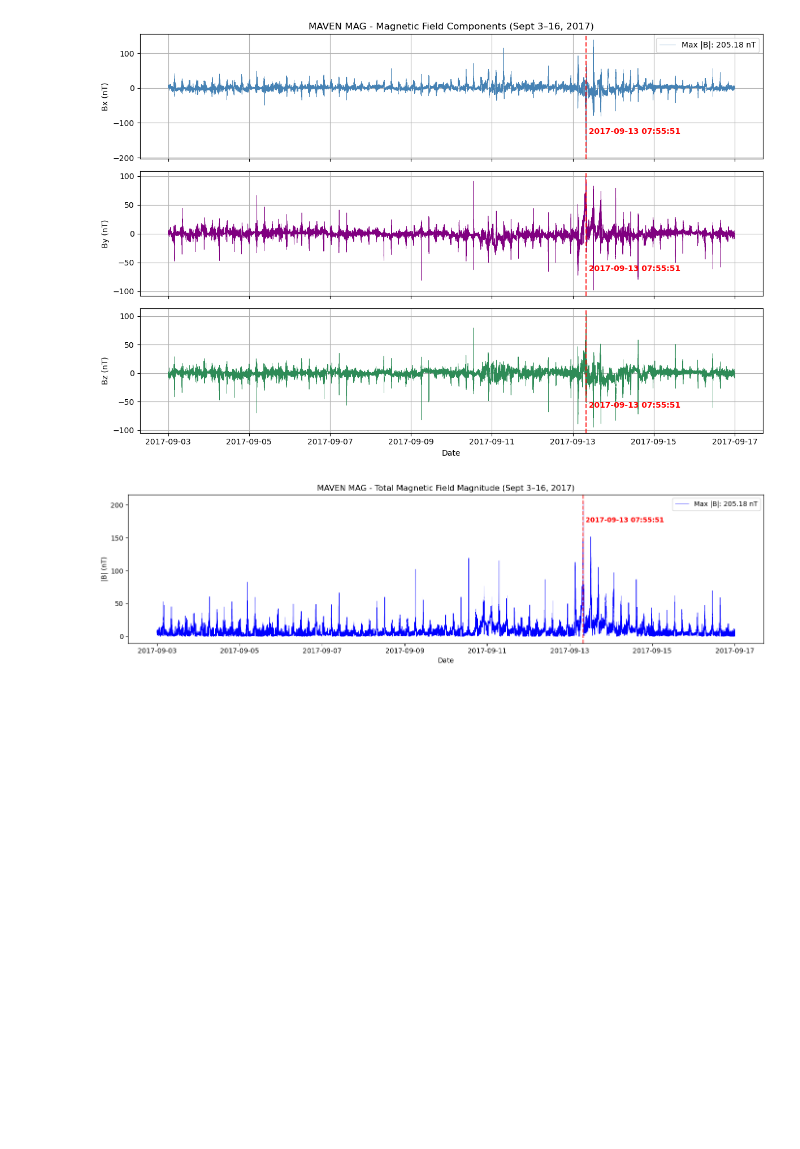
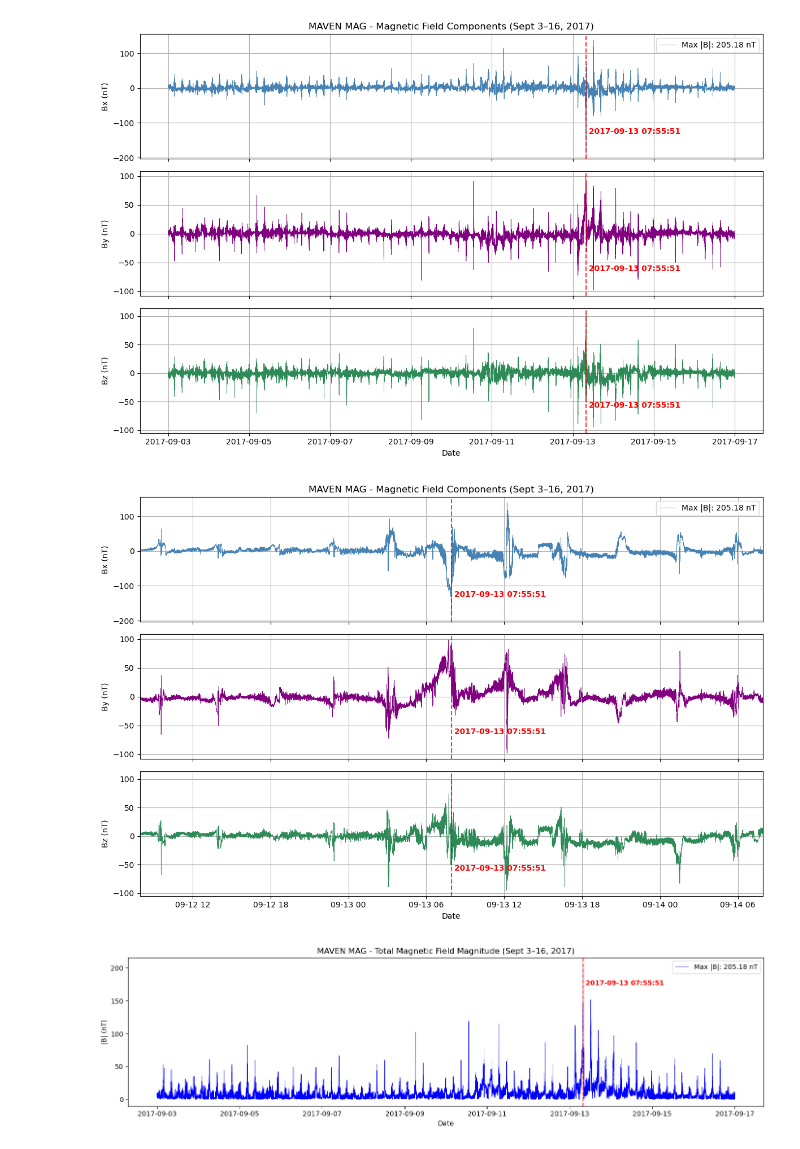
Before and after one commit to GPGN268/SP2026-FP03-Solar-Impacts-on-Magnet-Fields, a Jupyter notebook: milestone2/data_exploration.ipynb, the cells around one changed output. Drawn from its saved outputs; the diff is of its cells as text; code cells hidden in the pictures; blank space fills up the shorter version.

Commit message:
media updates

```diff
--- a/milestone2/data_exploration.ipynb
+++ b/milestone2/data_exploration.ipynb
@@ -11,8 +11,7 @@ import glob
 #print(os.getcwd())
 
 # You will have to input your own data folder path
-folder_path = "../../final-project-data/MAVEN"
-
+folder_path = "../../../final-project-data/MAVEN"
 print(os.listdir(folder_path))
 
 sample = os.path.join(folder_path, "mvn_mag_l2_2017246ss1s_20170903_v01_r01.sts")
@@ -80,7 +79,7 @@ df_all = df_all.sort_values('datetime').reset_index(drop=True)
 df_all['Bmag'] = np.sqrt(df_all['Bx']**2 + df_all['By']**2 + df_all['Bz']**2)
 
 print(f"Total rows: {len(df_all)}")
-print(df_all[['datetime', 'Bx', 'By', 'Bz', 'x', 'y', 'z']].head())
+print(df_all[['datetime', 'Bmag','Bx', 'By', 'Bz', 'x', 'y', 'z']].head())
 # %% [output]
 ['acknowledgement.txt', 'info.txt', 'MAVEN', 'mvn_mag_l2_2017246ss1s_20170903_v01_r01.sts', 'mvn_mag_l2_2017246ss_20170903_v01_r01.sts', 'mvn_mag_l2_2017247ss1s_20170904_v01_r01.sts', 'mvn_mag_l2_2017 ...
 (86400, 18)
@@ -137,5 +136,37 @@ plt.show()
 # %% [output]
 [figure]
+# %%
+fig, axes = plt.subplots(3, 1, figsize=(12, 8), sharex=True)
+
+start_zoom = t_max - pd.Timedelta(days=1)
+end_zoom = t_max + pd.Timedelta(days=1)
+
+for ax, col, color in zip(axes, ['Bx', 'By', 'Bz'], ['steelblue', 'purple', 'seagreen']):
+    ax.plot(df_all['datetime'], df_all[col], lw=0.5, color=color)
+    ax.set_ylabel(f'{col} (nT)')
+
+
+    ax.axvline(x=t_max, color='red', linestyle='--', linewidth=1.5, alpha=0.8)
+
+    ax.text(x=t_max,
+            y=0.25,
+            s=f' {date_str}',
+            color='red',
+            fontweight='bold',
+            transform=ax.get_xaxis_transform(),
+            verticalalignment='top',
+            horizontalalignment='left')
+
+    ax.grid(True)
+axes[0].set_title('MAVEN MAG - Magnetic Field Components (Sept 3–16, 2017)')
+axes[-1].set_xlabel('Date')
+axes[0].legend([ f'Max |B|: {b_max:.2f} nT'], loc='upper right')
+axes[0].set_xlim(start_zoom, end_zoom)
+
+plt.tight_layout()
+plt.savefig('../media/zoomed_in', dpi=300, bbox_inches='tight')
+# %% [output]
+[figure, added]
 # %%
 fig, ax = plt.subplots(figsize=(14, 4))
 
```
Also changed, not shown: parts of 3 cells of this notebook, 6 other files.
